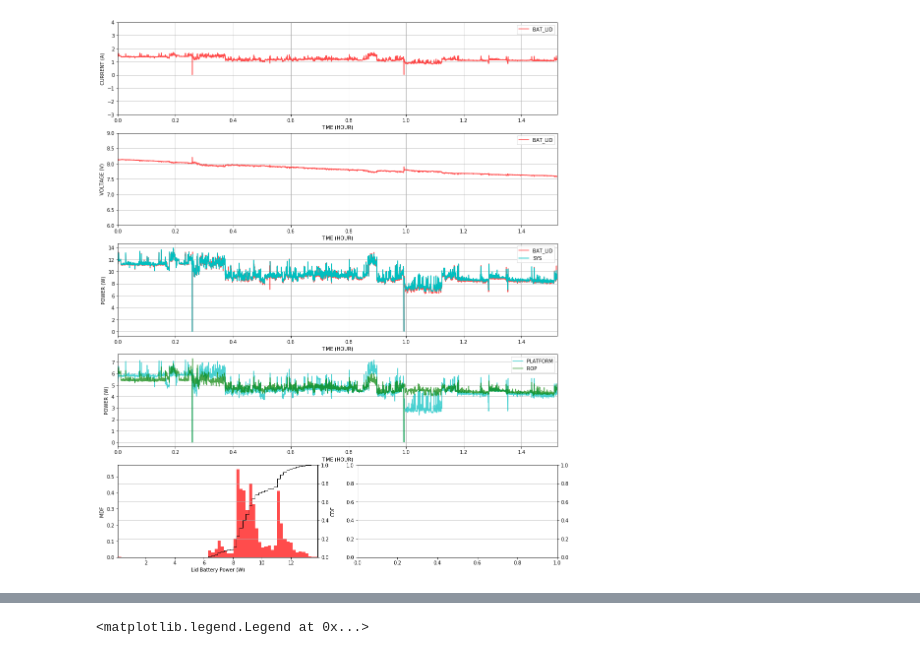
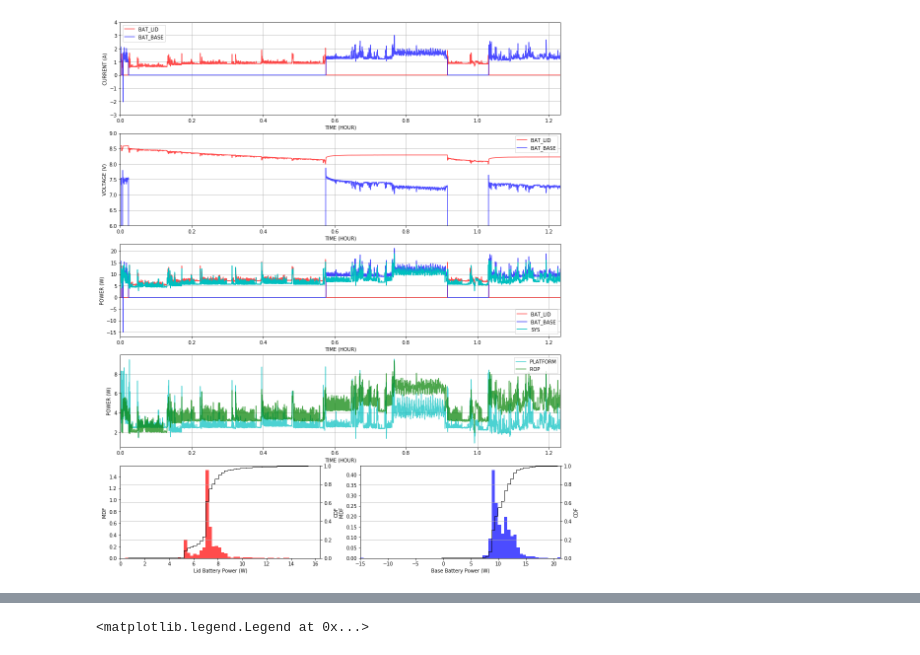
Before and after one commit to gocros/test, a Jupyter notebook: log/plot.ipynb, the cells around one changed output, grey strips where cells are left out. Cells and saved outputs as stored; diff of their text form; code cells hidden in the pictures.

```diff
--- a/log/plot.ipynb
+++ b/log/plot.ipynb
@@ -6,7 +6,7 @@ import matplotlib.pyplot as plt
 import matplotlib.gridspec as gridspec
 %matplotlib inline
 
-DUAL_BAT = False
+DUAL_BAT = True
 
 def uj2w(t,e):
     w = [(e[1]-e[0])/(t[1]-t[0])/1e6]
@@ -80,40 +80,39 @@ ax3.set_ylabel('POWER (W)')
 
 p0 = df["i0"]*df["v0"]/1e12
 if np.mean(p0)!=0:
-    p0 = p0[p0!=0]
+    p0_ = np.array(p0[p0!=0])
 
 if DUAL_BAT:
     p1 = df["i1"]*df["v1"]/1e12
     if np.mean(p1)!=0:
-        p1 = p1[p1!=0]
+        p1_ = np.array(p1[p1!=0])
 
 num_bins = 64
 
 ax90_1 = ax90.twinx()
 ax91_1 = ax91.twinx()
 
 ax90_1.grid(True)
 ax91_1.grid(True)
 
 # the histogram of the data
-n, bins, patches = ax90.hist(p0, num_bins, normed=1, facecolor='red', alpha=PLOT_ALPHA)
-ax90_1.hist(p0, bins=bins, normed=1, histtype='step', color='black', cumulative=True, label='CDF')
+n, bins, patches = ax90.hist(p0_, num_bins, normed=1, facecolor='red', alpha=PLOT_ALPHA)
+ax90_1.hist(p0_, bins=bins, normed=1, histtype='step', color='black', cumulative=True, label='CDF')
 ax90.set_ylabel('MDF')
 ax90_1.set_ylabel('CDF')
 ax90.set_xlabel('Lid Battery Power (W)')
 ax90.set_xlim([min(p0),max(p0)])
 ax90_1.set_ylim([0,1])
 
 if DUAL_BAT:
-    n, bins, patches = ax91.hist(p1, num_bins, normed=1, facecolor='blue', alpha=PLOT_ALPHA)
-    ax91_1.hist(p1, bins=bins, normed=1, histtype='step', color='black', cumulative=True, label='CDF')
+    n, bins, patches = ax91.hist(p1_, num_bins, normed=1, facecolor='blue', alpha=PLOT_ALPHA)
+    ax91_1.hist(p1_, bins=bins, normed=1, histtype='step', color='black', cumulative=True, label='CDF')
     ax91.set_ylabel('MDF')
     ax91_1.set_ylabel('CDF')
     ax91.set_xlabel('Base Battery Power (W)')
     ax91.set_xlim([min(p1),max(p1)])
     ax91_1.set_ylim([0,1])
-    ax.grid()
 # %% [output]
-[figure, old version]
+[figure, new version]
 # %%
 ## PSYS versus BAT_POWER
```
Also changed, not shown: parts of 1 cell of this notebook, 2 other files.
